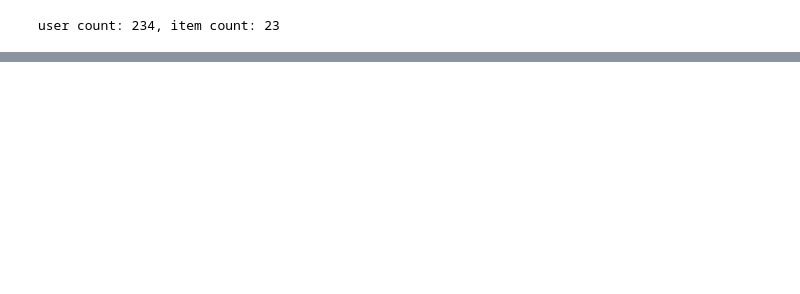
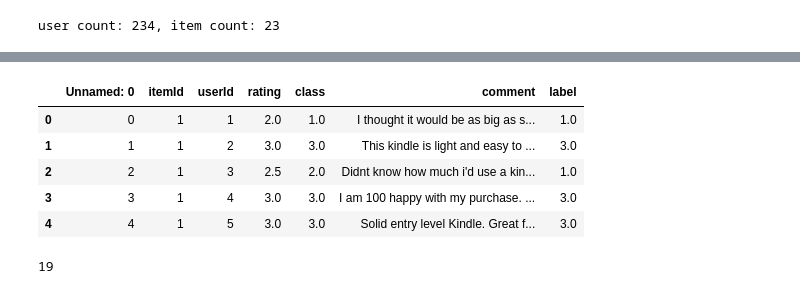
Before and after one commit to deadania14/RecommenderSystem, a Jupyter notebook: sentiment_analysis.ipynb, the cells around one changed output, grey strips where cells are left out. Cells and saved outputs as stored; diff of their text form; code cells hidden in the pictures; blank space fills up the shorter version.

```diff
--- a/sentiment_analysis.ipynb
+++ b/sentiment_analysis.ipynb
@@ -110,0 +119,26 @@ data_test_filter.head()
+# %%
+import re, string
+# make a string which is punctuation without dot
+dot = "."
+table = str.maketrans(dot," ")
+punctuations = string.punctuation
+punctuations = punctuations.translate(table)
+
+table32 = str.maketrans(punctuations,32*" ")
+# more dots
+consequitivedots = re.compile(r'\.{3,}')
+
+# make a function to remove punctuation and consecutive dots for a string
+def RemovePunctuations(slist):
+    new_list = []
+    for s in slist:
+        s = s.replace("'", '')
+        s = s.translate(table32)
+        s = re.sub(' +', ' ', s)
+        s = consequitivedots.sub('.', s)
+        new_list.append(s)
+    return new_list
+
+# test the function
+
+reviews = RemovePunctuations(reviews)
@@ -110,0 +200,13 @@ data_test_filter.head()
+# %%
+# replace the apostrophe from the lists
+def ReplaceApostrophe(thelist):
+    newlist = []
+    for word in thelist:
+        word = word.replace("'", '')
+        newlist.append(word)
+    return newlist
+
+stopwords = list(set(ReplaceApostrophe(stopwords)))
+negative_words = list(set(ReplaceApostrophe(negative_words)))
+negation_words = list(set(ReplaceApostrophe(negation_words)))
+connect_words = ['and', 'nor', 'or']
@@ -110,0 +452,16 @@ data_test_filter.head()
+# %%
+data_test_filter['class']=[float(c) for c in data_test_filter['class']]
+data_test_filter['label']=label_sent
+data_test_filter.head()
+# %% [output]
+|  | Unnamed: 0 | itemId | userId | rating | class | comment | label |
+| 0 | 0 | 1 | 1 | 2.0 | 1.0 | I thought it would be as big as s... | 1.0 |
+| 1 | 1 | 1 | 2 | 3.0 | 3.0 | This kindle is light and easy to ... | 3.0 |
+| 2 | 2 | 1 | 3 | 2.5 | 2.0 | Didnt know how much i'd use a kin... | 1.0 |
+| 3 | 3 | 1 | 4 | 3.0 | 3.0 | I am 100 happy with my purchase. ... | 3.0 |
+| 4 | 4 | 1 | 5 | 3.0 | 3.0 | Solid entry level Kindle. Great f... | 3.0 |
+# %%
+data_test_filter['check_label'] = np.where(data_test_filter['class'] != data_test_filter['label'], False , True)
+(data_test_filter['check_label']==False).sum()
+# %% [output]
+19
```
Also changed, not shown: parts of 24 cells of this notebook, 13 other files.
